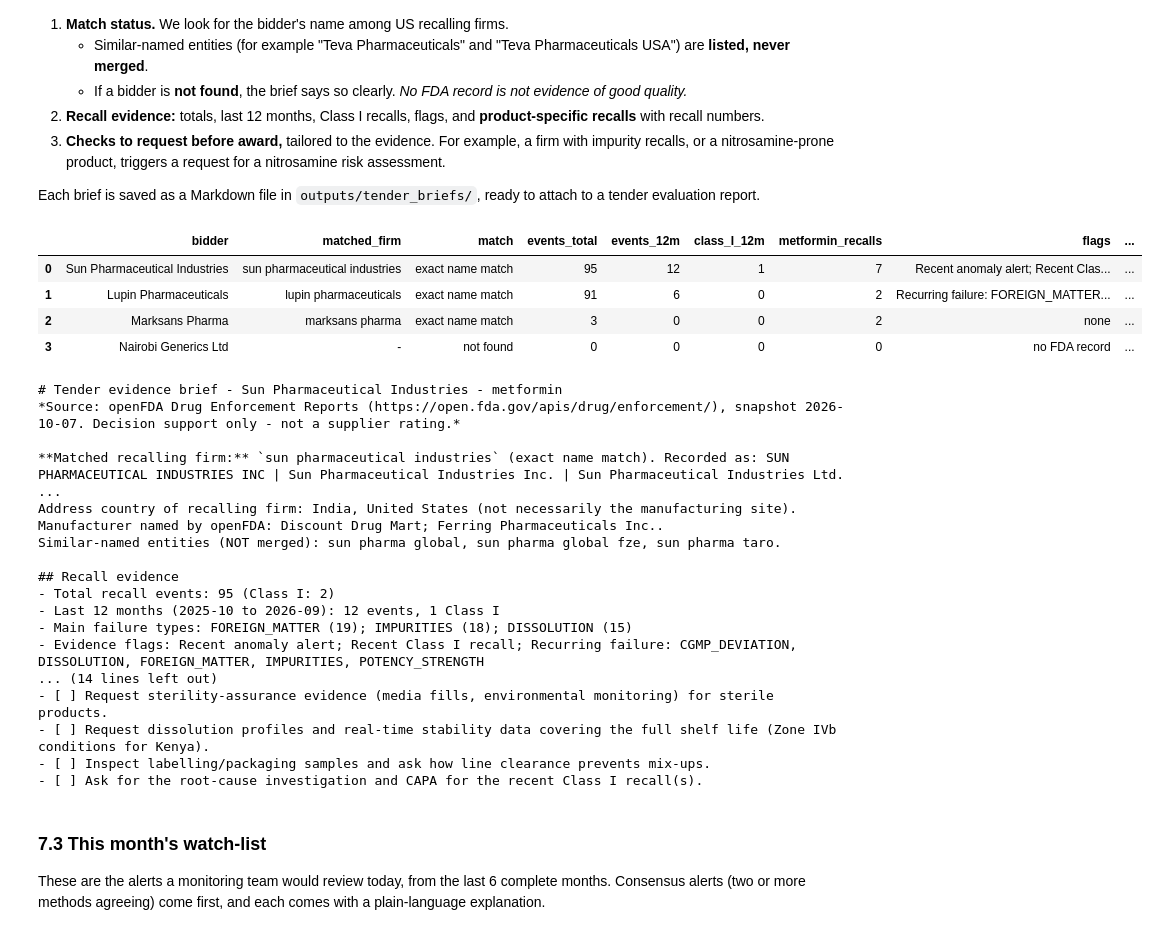
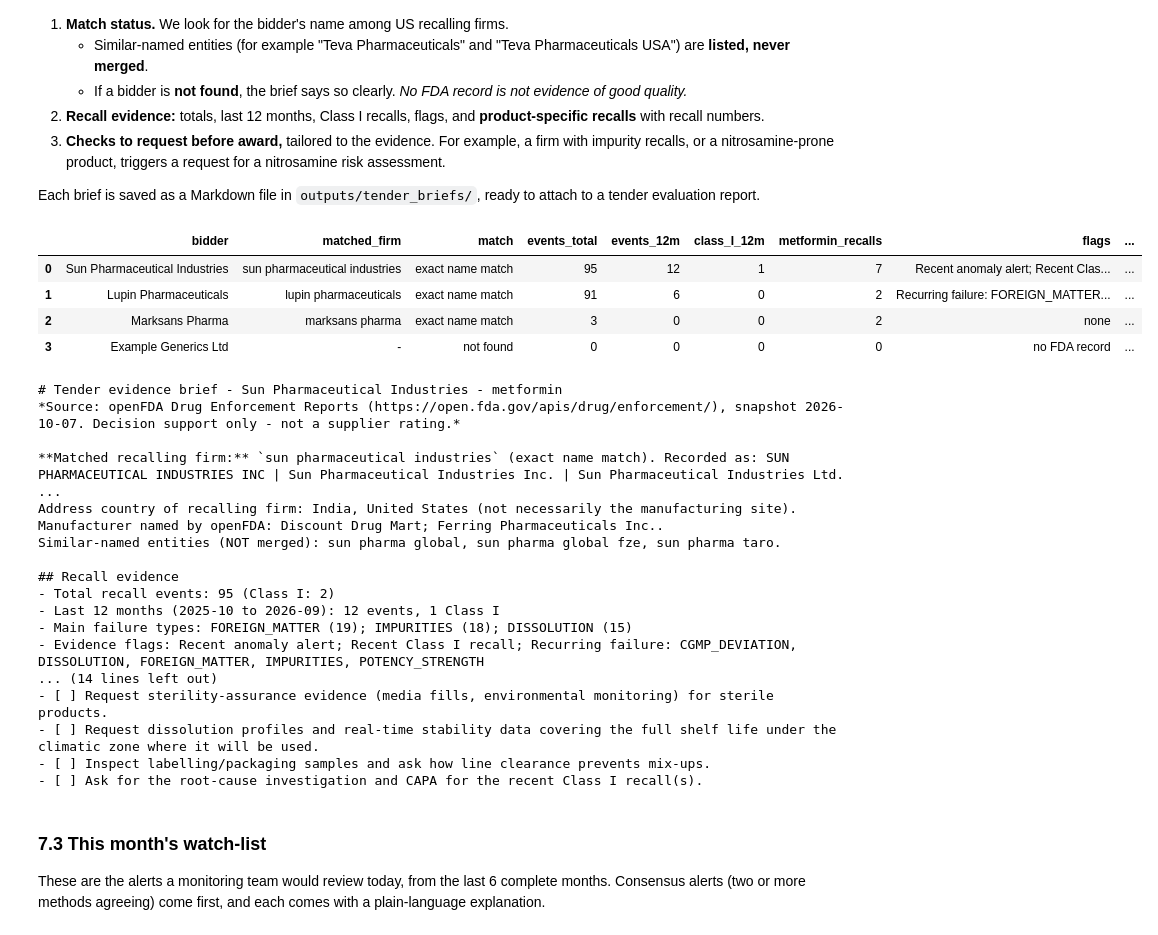
Before and after one commit to masakiNelson/Drug-recall-early-warning-project, a Jupyter notebook: Drug_Recall_Intelligence_Final.ipynb, the cells around one changed output. Saved outputs shown, nothing was run; the diff lists cells and outputs as text; code cells hidden in the pictures.

```diff
--- a/Drug_Recall_Intelligence_Final.ipynb
+++ b/Drug_Recall_Intelligence_Final.ipynb
@@ -1051,7 +1051,7 @@ Each brief is saved as a Markdown file in `outputs/tender_briefs/`, ready to att
 # %%
 GENERIC_WORDS = {"pharmaceutical", "pharmaceuticals", "pharma", "pharmacy", "health", "healthcare", "medical", "laboratories",
                  "labs", "the", "international", "american", "global", "national", "generic", "generics", "united", "general",
-                 "which", "what", "have", "has", "kenya", "kenyan", "fda", "nairobi", "mombasa", "best", "first", "quality",
+                 "which", "what", "have", "has", "fda", "best", "first", "quality",
                  "drug", "drugs", "should", "show", "tell", "are", "how", "is", "did", "does", "can", "list"}
 NITROSAMINE_PRONE = r"sartan|ranitidine|nizatidine|metformin|rifampin|rifapentine|varenicline|sitagliptin|propranolol|duloxetine"
 
@@ -1075,8 +1075,8 @@ def related_entities(firm):
 
 def checks_for(firm_row, product, product_recalls):
     checks = ["Confirm the actual manufacturing site of the tendered product (the recalling firm may be a repackager or distributor).",
-              "Verify Pharmacy and Poisons Board (PPB) registration of the product and of that manufacturing site.",
-              "Request the current GMP certificate / latest inspection outcome for the site (PPB, WHO PQ or a stringent regulator).",
+              "Verify registration of the product and of that manufacturing site with the national medicines regulator.",
+              "Request the current GMP certificate / latest inspection outcome for the site (national regulator, WHO prequalification or a stringent regulatory authority).",
               "Request certificates of analysis for the batches to be supplied."]
     failures = (firm_row.top_failures if firm_row is not None else "") + " " + " ".join(product_recalls.analysis_category if len(product_recalls) else [])
     if re.search(NITROSAMINE_PRONE, product, re.I) or "IMPURITIES" in failures:
@@ -1084,7 +1084,7 @@ def checks_for(firm_row, product, product_recalls):
     if "CONTAMINATION_STERILITY" in failures:
         checks.append("Request sterility-assurance evidence (media fills, environmental monitoring) for sterile products.")
     if "DISSOLUTION" in failures or "STABILITY" in failures:
-        checks.append("Request dissolution profiles and real-time stability data covering the full shelf life (Zone IVb conditions for Kenya).")
+        checks.append("Request dissolution profiles and real-time stability data covering the full shelf life under the climatic zone where it will be used.")
     if "LABELING_PACKAGING" in failures:
         checks.append("Inspect labelling/packaging samples and ask how line clearance prevents mix-ups.")
     if firm_row is not None and firm_row.class_I_events_12m > 0:
@@ -1105,35 +1105,35 @@ def tender_screen(bidders, product):
                       "the US market or may trade under another name.", ""]
         else:
             rel = related_entities(firm)
             lines += [f"**Matched recalling firm:** `{firm}` ({how}). Recorded as: {r.recorded_names}.",
                       f"Address country of recalling firm: {r.address_countries} (not necessarily the manufacturing site). "
                       f"Manufacturer named by openFDA: {r.openfda_manufacturer or 'not provided'}.",
                       f"Similar-named entities (NOT merged): {', '.join(rel[:5]) if rel else 'none'}.", "",
                       "## Recall evidence",
                       f"- Total recall events: {int(r.total_events)} (Class I: {int(r.class_I_events)})",
                       f"- Last 12 months ({RECENT_START} to {LAST_MONTH}): {int(r.events_12m)} events, {int(r.class_I_events_12m)} Class I",
                       f"- Main failure types: {r.top_failures}",
                       f"- Evidence flags: {r['flags'] or 'none'}",
                       f"- {product.title()} recalls by this firm: {len(prod_events)}"]
             lines += [f"  - {p.recall_number} | {p.report_date_dt.date()} | {p.classification} | {p.analysis_category} | {p.reason_clean[:110]}"
                       for p in prod_events.head(6).itertuples()]
         lines += ["", "## Checks to request before award"] + [f"- [ ] {c}" for c in checks_for(r, product, prod_events)]
         path = OUT / "tender_briefs" / f"{re.sub(r'[^a-z0-9]+', '_', bidder.lower())}_{product.lower()}.md"
         path.write_text("\n".join(lines))
         rows.append({"bidder": bidder, "matched_firm": firm or "-", "match": how,
                      "events_total": int(r.total_events) if firm else 0, "events_12m": int(r.events_12m) if firm else 0,
                      "class_I_12m": int(r.class_I_events_12m) if firm else 0, f"{product}_recalls": len(prod_events),
                      "flags": (r["flags"] or "none") if firm else "no FDA record", "brief": str(path)})
     return pd.DataFrame(rows)
 
-tender_demo = tender_screen(["Sun Pharmaceutical Industries", "Lupin Pharmaceuticals", "Marksans Pharma", "Nairobi Generics Ltd"], "metformin")
+tender_demo = tender_screen(["Sun Pharmaceutical Industries", "Lupin Pharmaceuticals", "Marksans Pharma", "Example Generics Ltd"], "metformin")
 tender_demo
 # %% [output]
 |  | bidder | matched_firm | match | events_total | events_12m | class_I_12m | metformin_recalls | flags | ... |
 | 0 | Sun Pharmaceutical Industries | sun pharmaceutical industries | exact name match | 95 | 12 | 1 | 7 | Recent anomaly alert; Recent Clas... | ... |
 | 1 | Lupin Pharmaceuticals | lupin pharmaceuticals | exact name match | 91 | 6 | 0 | 2 | Recurring failure: FOREIGN_MATTER... | ... |
 | 2 | Marksans Pharma | marksans pharma | exact name match | 3 | 0 | 0 | 2 | none | ... |
-| 3 | Nairobi Generics Ltd | - | not found | 0 | 0 | 0 | 0 | no FDA record | ... |
+| 3 | Example Generics Ltd | - | not found | 0 | 0 | 0 | 0 | no FDA record | ... |
 # %%
 print(Path(tender_demo.brief.iloc[0]).read_text())
 # %% [output]
@@ -1151,7 +1151,7 @@ Similar-named entities (NOT merged): sun pharma global, sun pharma global fze, s
 - Evidence flags: Recent anomaly alert; Recent Class I recall; Recurring failure: CGMP_DEVIATION, DISSOLUTION, FOREIGN_MATTER, IMPURITIES, POTENCY_STRENGTH
 ... (14 lines left out)
 - [ ] Request sterility-assurance evidence (media fills, environmental monitoring) for sterile products.
-- [ ] Request dissolution profiles and real-time stability data covering the full shelf life (Zone IVb conditions for Kenya).
+- [ ] Request dissolution profiles and real-time stability data covering the full shelf life under the climatic zone where it will be used.
 - [ ] Inspect labelling/packaging samples and ask how line clearance prevents mix-ups.
 - [ ] Ask for the root-cause investigation and CAPA for the recent Class I recall(s).
 # %% [markdown]
```
Also changed, not shown: parts of 10 cells of this notebook.
